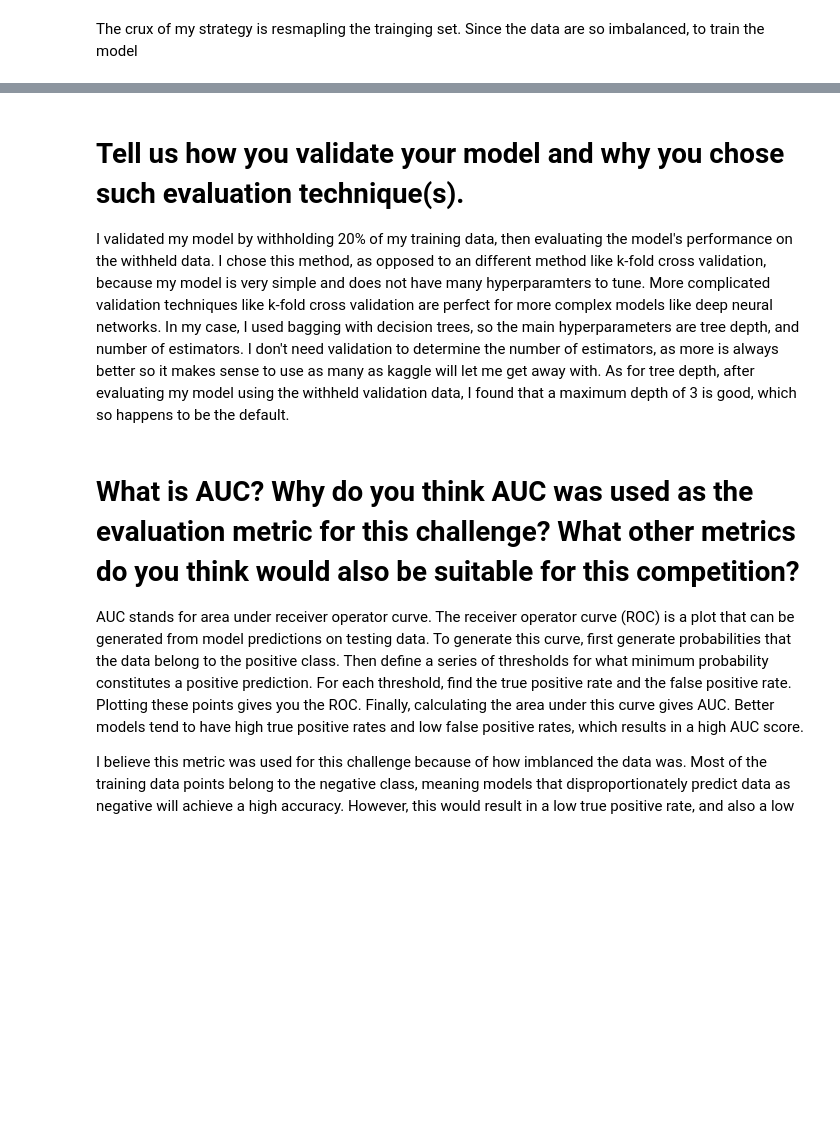
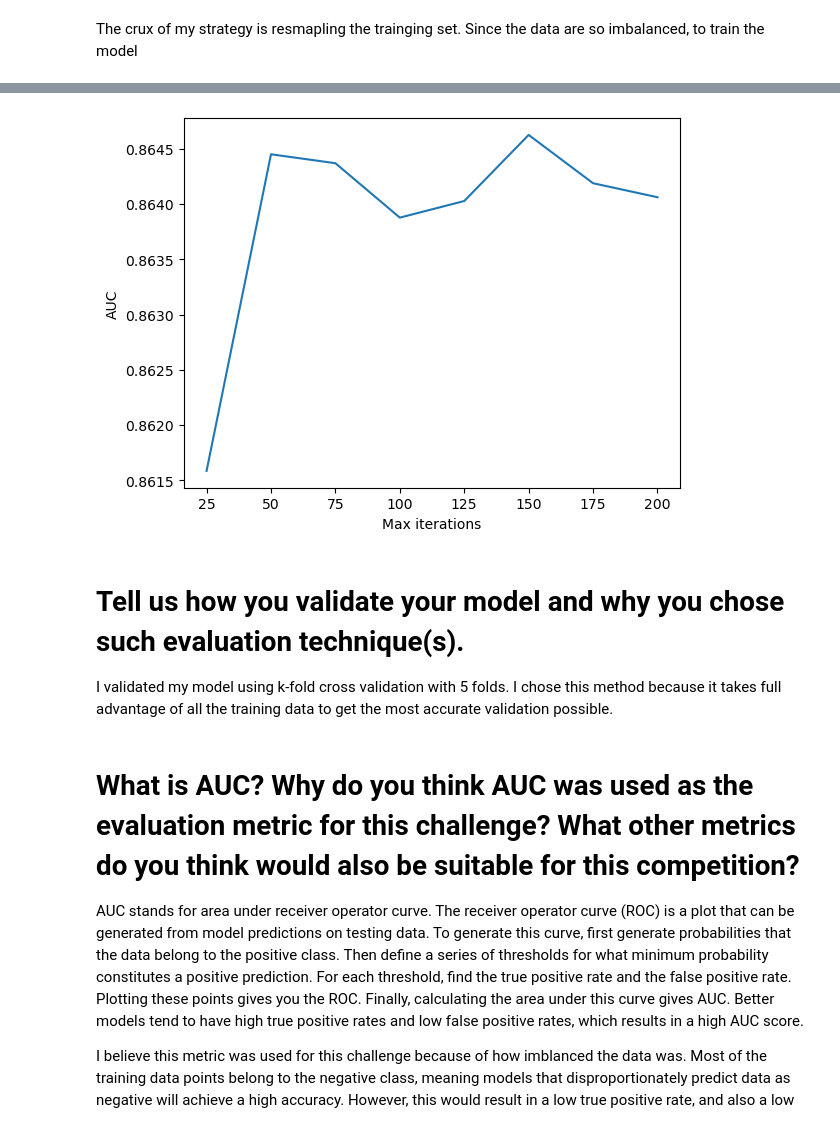
Before and after one commit to MrMondrian/Credit-Score-Kaggle-Challenge, a Jupyter notebook: challenge.ipynb, the cells around one changed output, grey strips where cells are left out. Drawn from its saved outputs; the diff is of its cells as text; code cells hidden in the pictures; blank space fills up the shorter version.

```diff
--- a/challenge.ipynb
+++ b/challenge.ipynb
@@ -164 +195,6 @@ print("PR: ", average_precision_score(y,yhat))
+# %%
+params = [25,50,75,100,125,150,175,200]
+validate(params)
+# %% [output]
+[figure, added]
 # %%
@@ -173,7 +209,7 @@ answers.to_csv("submission3.csv",index=False)
 # %% [markdown]
 # Tell us how you validate your model and why you chose such evaluation technique(s).
 
-I validated my model by withholding 20% of my training data, then evaluating the model's performance on the withheld data. I chose this method, as opposed to an  different method like k-fold cross validation, because my model is very simple and does not have many hyperparamters to tune. More complicated validation techniques like k-fold cross validation are perfect for more complex models like deep neural networks. In my case, I used bagging with decision trees, so the main hyperparameters are tree depth, and number of estimators. I don't need validation to determine the number of estimators, as more is always better so it makes sense to use as many as kaggle will let me get away with. As for tree depth, after evaluating my model using the withheld validation data, I found that a maximum depth of 3 is good, which so happens to be the default.
+I validated my model using k-fold cross validation with 5 folds. I chose this method because it takes full advantage of all the training data to get the most accurate validation possible.
 # %% [markdown]
 # What is AUC? Why do you think AUC was used as the evaluation metric for this challenge? What other metrics do you think would also be suitable for this competition?
 
```
Also changed, not shown: parts of 10 cells of this notebook, 2 other files.
